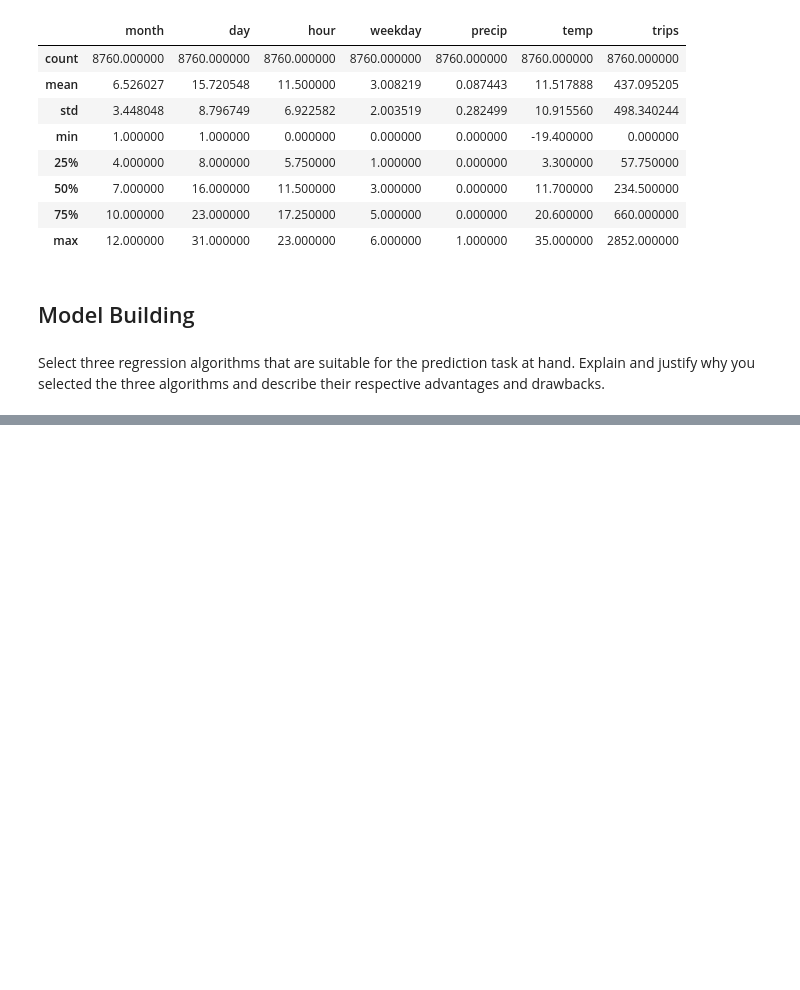
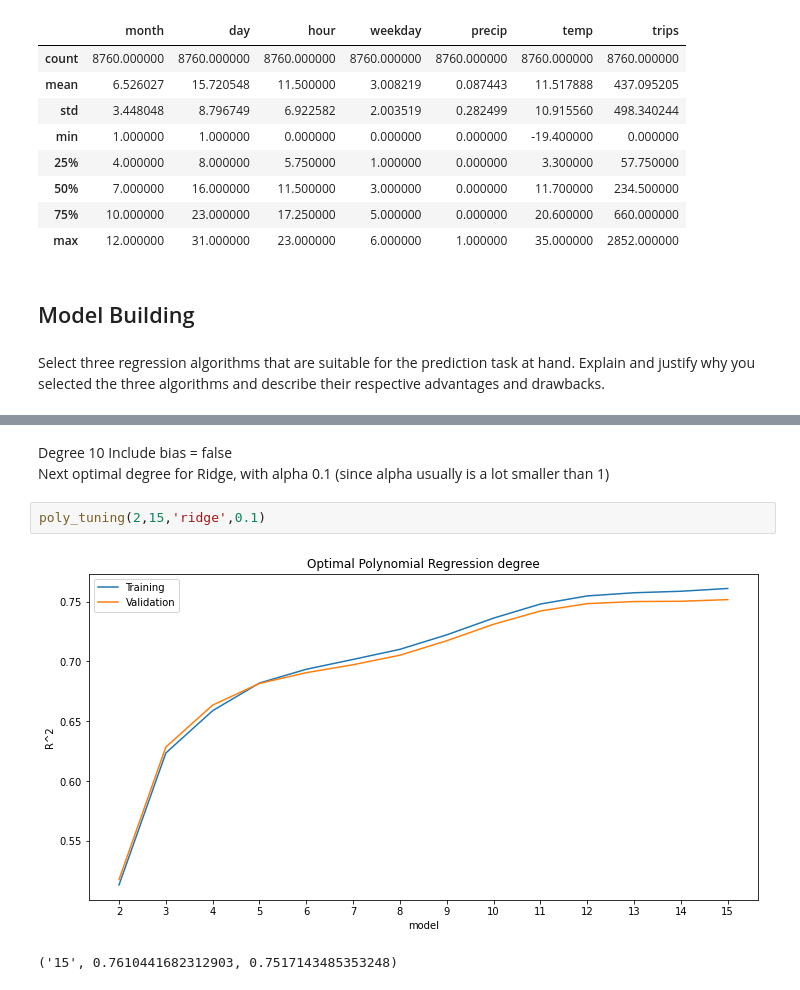
Before and after one commit to agruenb/AA-2022-TEAM-11, a Jupyter notebook: Pred_clean.ipynb, the cells around one changed output, grey strips where cells are left out. Saved outputs shown, nothing was run; the diff lists cells and outputs as text; blank space fills up the shorter version.

```diff
--- a/Pred_clean.ipynb
+++ b/Pred_clean.ipynb
@@ -424,0 +399,8 @@ NameError: name 'poly_features' is not defined
+# %% [markdown]
+Degree 10 Include bias = false <br>
+Next optimal degree for Ridge, with alpha 0.1 (since alpha usually is a lot smaller than 1)
+# %%
+poly_tuning(2,15,'ridge',0.1)
+# %% [output]
+[figure, added]
+('15', 0.7610441682312903, 0.7517143485353248)
```
Also changed, not shown: parts of 88 cells of this notebook.
